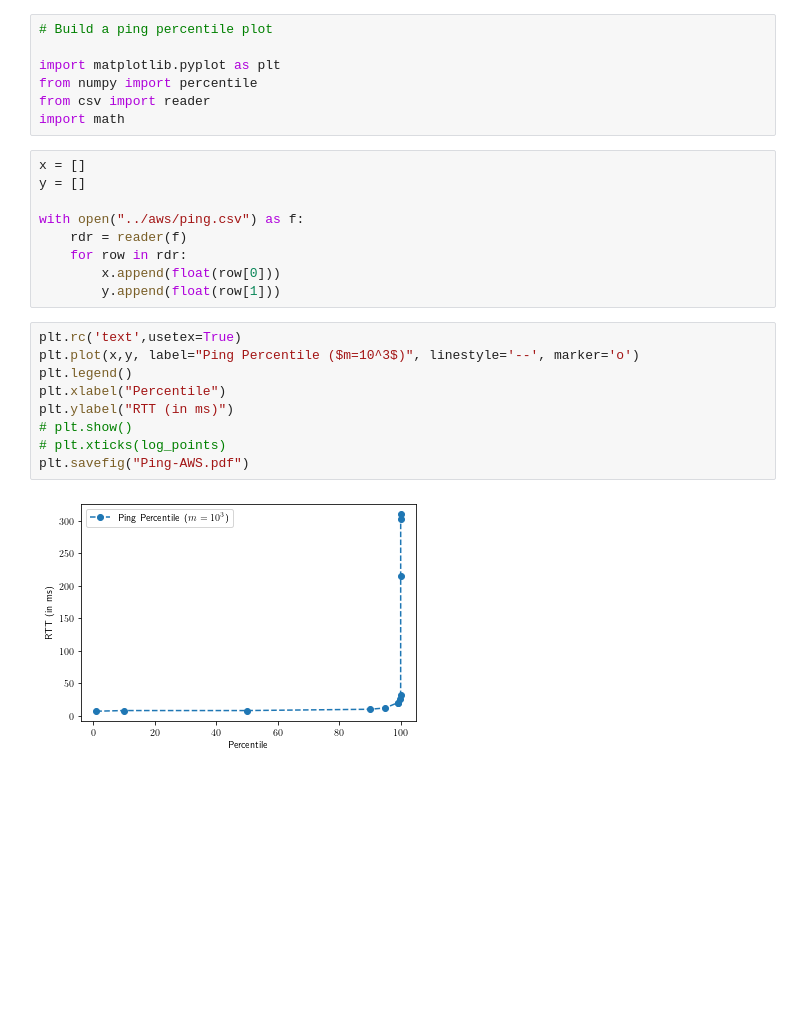
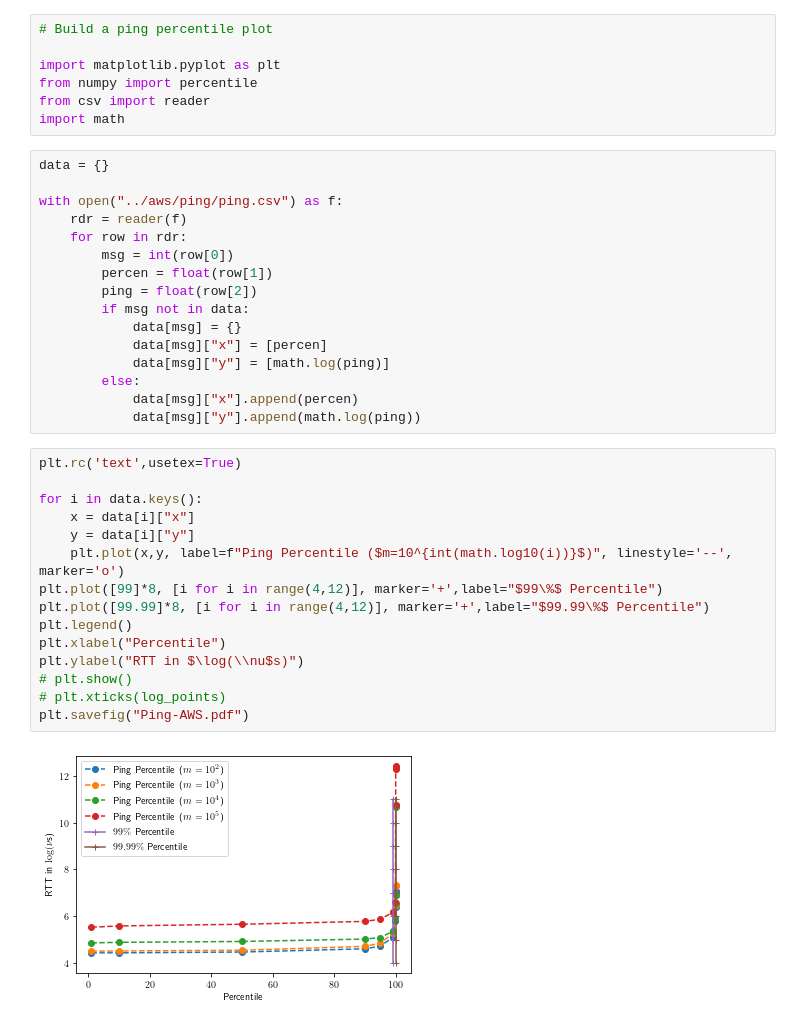
Before and after one commit to libdist-rs/libchatter-rs, a Jupyter notebook: scripts/ping/plot-ping.ipynb, the cells around one changed output. Saved outputs shown, nothing was run; the diff lists cells and outputs as text; blank space fills up the shorter version.

```diff
--- a/scripts/ping/plot-ping.ipynb
+++ b/scripts/ping/plot-ping.ipynb
@@ -6,22 +6,35 @@ from numpy import percentile
 from csv import reader
 import math
 # %%
-x = []
-y = []
+data = {}
 
-with open("../aws/ping.csv") as f:
+with open("../aws/ping/ping.csv") as f:
     rdr = reader(f)
     for row in rdr:
-        x.append(float(row[0]))
-        y.append(float(row[1]))
+        msg = int(row[0])
+        percen = float(row[1])
+        ping = float(row[2])
+        if msg not in data:
+            data[msg] = {}
+            data[msg]["x"] = [percen]
+            data[msg]["y"] = [math.log(ping)]
+        else:
+            data[msg]["x"].append(percen)
+            data[msg]["y"].append(math.log(ping))
 # %%
 plt.rc('text',usetex=True)
-plt.plot(x,y, label="Ping Percentile ($m=10^3$)", linestyle='--', marker='o')
+
+for i in data.keys():
+    x = data[i]["x"]
+    y = data[i]["y"]
+    plt.plot(x,y, label=f"Ping Percentile ($m=10^{int(math.log10(i))}$)", linestyle='--', marker='o')
+plt.plot([99]*8, [i for i in range(4,12)], marker='+',label="$99\%$ Percentile")
+plt.plot([99.99]*8, [i for i in range(4,12)], marker='+',label="$99.99\%$ Percentile")
 plt.legend()
 plt.xlabel("Percentile")
-plt.ylabel("RTT (in ms)")
+plt.ylabel("RTT in $\log(\\nu$s)")
 # plt.show()
 # plt.xticks(log_points)
 plt.savefig("Ping-AWS.pdf")
 # %% [output]
-[figure, old version]
+[figure, new version]
```
Also changed, not shown: 7 other files.
